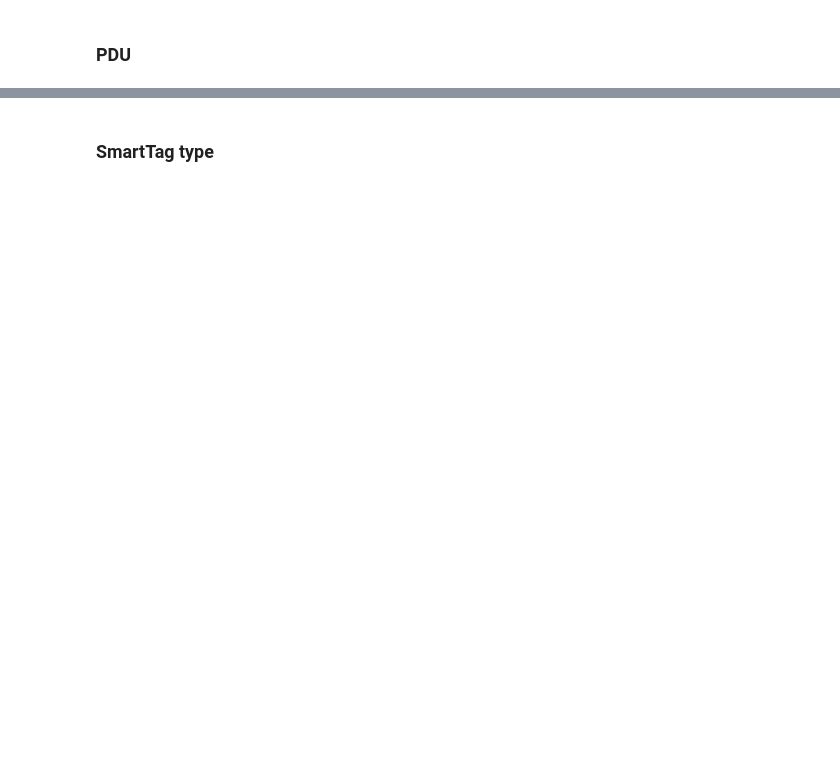
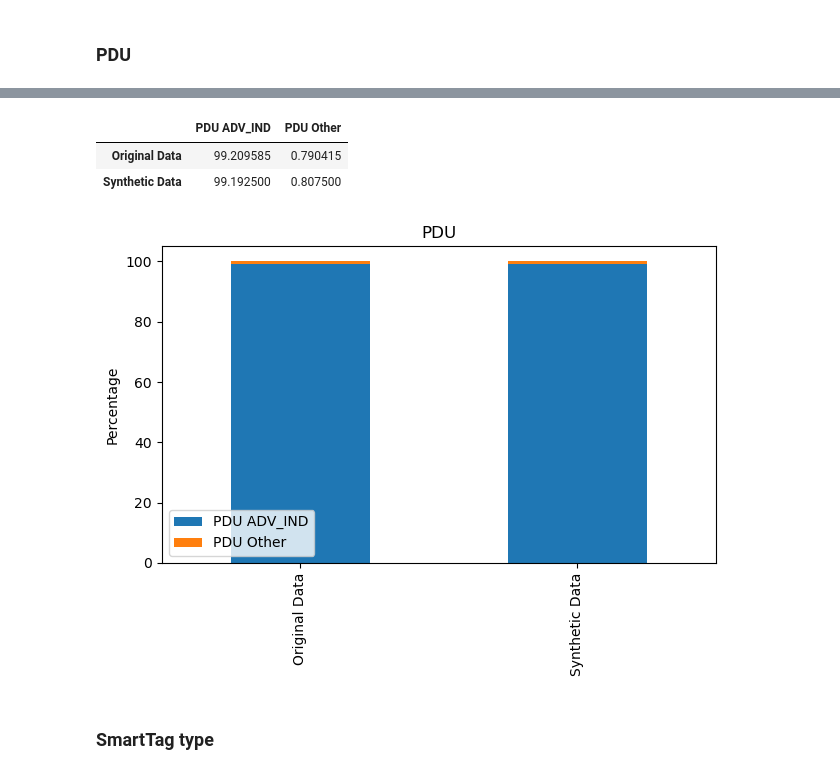
Before and after one commit to keyyke/master_thesis, a Jupyter notebook: markov_model/analysing_data_structure.ipynb, the cells around one changed output, grey strips where cells are left out. Cells and saved outputs as stored; diff of their text form; code cells hidden in the pictures; blank space fills up the shorter version.

```diff
--- a/markov_model/analysing_data_structure.ipynb
+++ b/markov_model/analysing_data_structure.ipynb
@@ -104,2 +261,38 @@ plt.show()
+# %%
+# Calculate the percentage of each PDU in original_data
+original_pdu_counts = original_data[['PDU ADV_IND', 'PDU Other']].sum()
+original_pdu_percentage = original_pdu_counts / original_pdu_counts.sum() * 100
+
+# Calculate the percentage of each PDU in synthetic_data
+synthetic_pdu_counts = synthetic_data[['PDU ADV_IND', 'PDU Other']].sum()
+synthetic_pdu_percentage = synthetic_pdu_counts / synthetic_pdu_counts.sum() * 100
+
+# Create a DataFrame for plotting
+pdu_percentage_df = pd.DataFrame({
+    'Original Data': original_pdu_percentage,
+    'Synthetic Data': synthetic_pdu_percentage
+})
+
+# Transpose the DataFrame for plotting
+pdu_percentage_df = pdu_percentage_df.T
+
+pdu_percentage_df
+# %% [output]
+|  | PDU ADV_IND | PDU Other |
+| Original Data | 99.209585 | 0.790415 |
+| Synthetic Data | 99.192500 | 0.807500 |
+# %%
+# Normalize the percentages to make the stacked bar chart height 100% for each dataset
+pdu_percentage_df_normalized = pdu_percentage_df.div(pdu_percentage_df.sum(axis=1), axis=0) * 100
+
+# Plot the normalized stacked bar chart
+pdu_percentage_df_normalized.plot(kind='bar', stacked=True)
+plt.title('PDU')
+plt.ylabel('Percentage')
+plt.tight_layout()
+plt.savefig(f"{plot_path}/pdu.png")
+plt.show()
+# %% [output]
+[figure, added]
 # %% [markdown]
 ### SmartTag type
```
Also changed, not shown: parts of 16 cells of this notebook.
